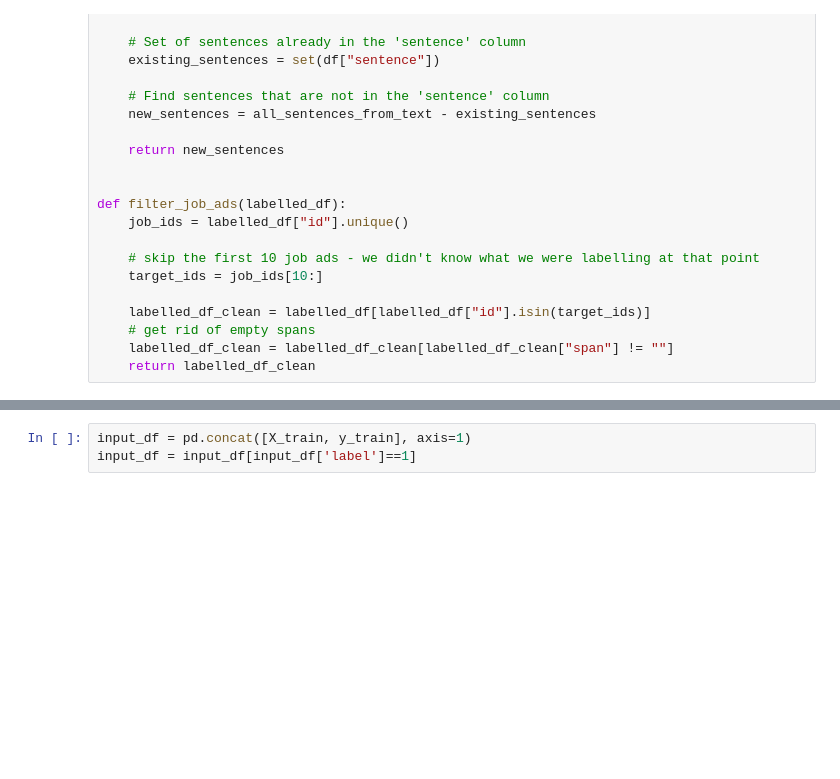
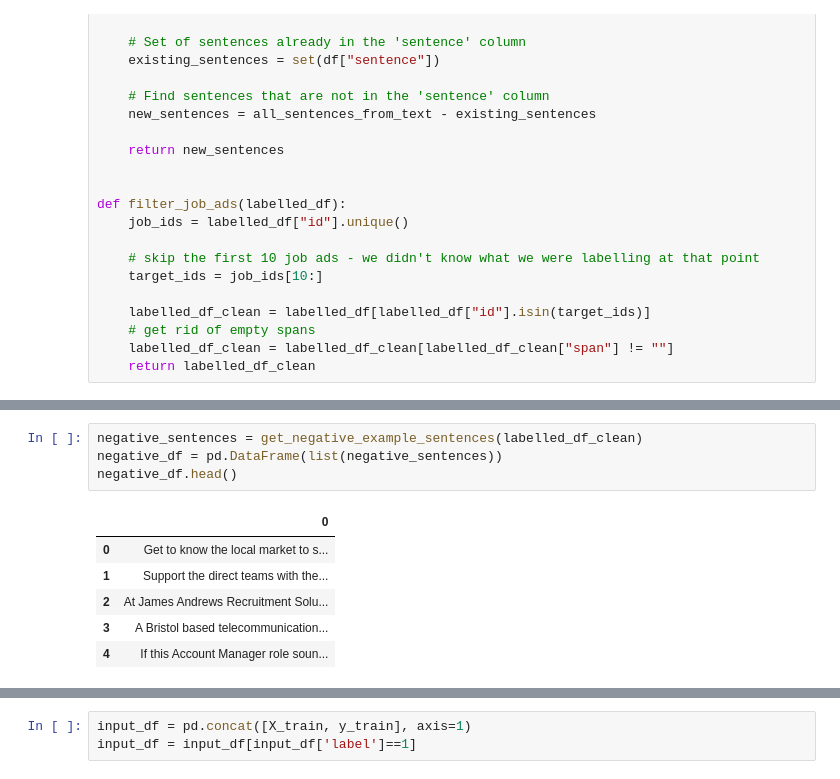
Before and after one commit to nestauk/dap_job_quality, a Jupyter notebook: dap_job_quality/notebooks/ro_category_mapping.ipynb, the cells around one changed output, grey strips where cells are left out. Drawn from its saved outputs; the diff is of its cells as text; blank space fills up the shorter version.

```diff
--- a/dap_job_quality/notebooks/ro_category_mapping.ipynb
+++ b/dap_job_quality/notebooks/ro_category_mapping.ipynb
@@ -94,0 +79,11 @@ X_val, X_test, y_val, y_test = train_test_split(
+# %%
+negative_sentences = get_negative_example_sentences(labelled_df_clean)
+negative_df = pd.DataFrame(list(negative_sentences))
+negative_df.head()
+# %% [output]
+|  | 0 |
+| 0 | Get to know the local market to s... |
+| 1 | Support the direct teams with the... |
+| 2 | At James Andrews Recruitment Solu... |
+| 3 | A Bristol based telecommunication... |
+| 4 | If this Account Manager role soun... |
```
Also changed, not shown: parts of 9 cells of this notebook.
